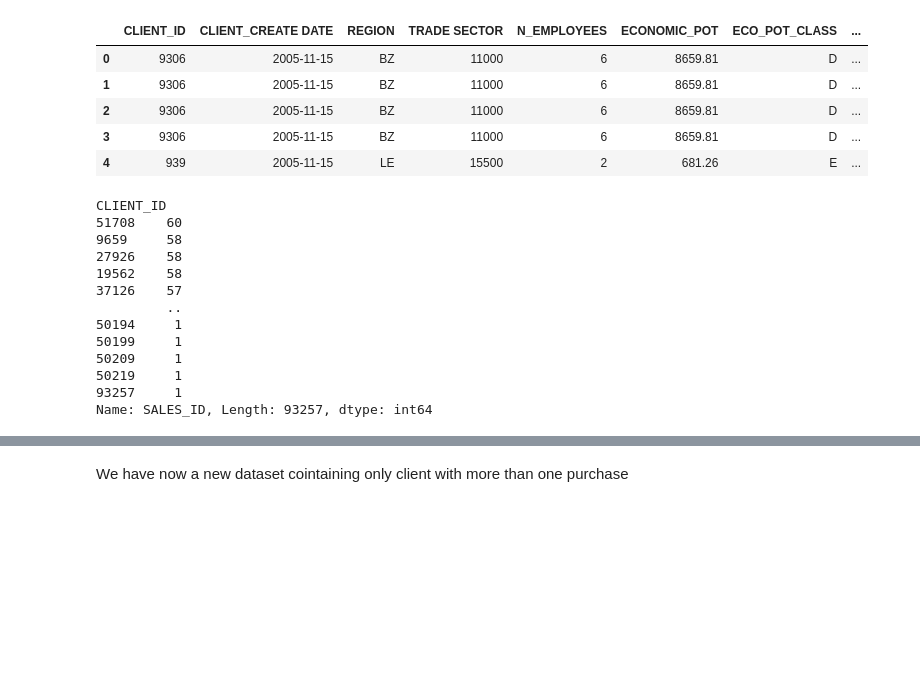
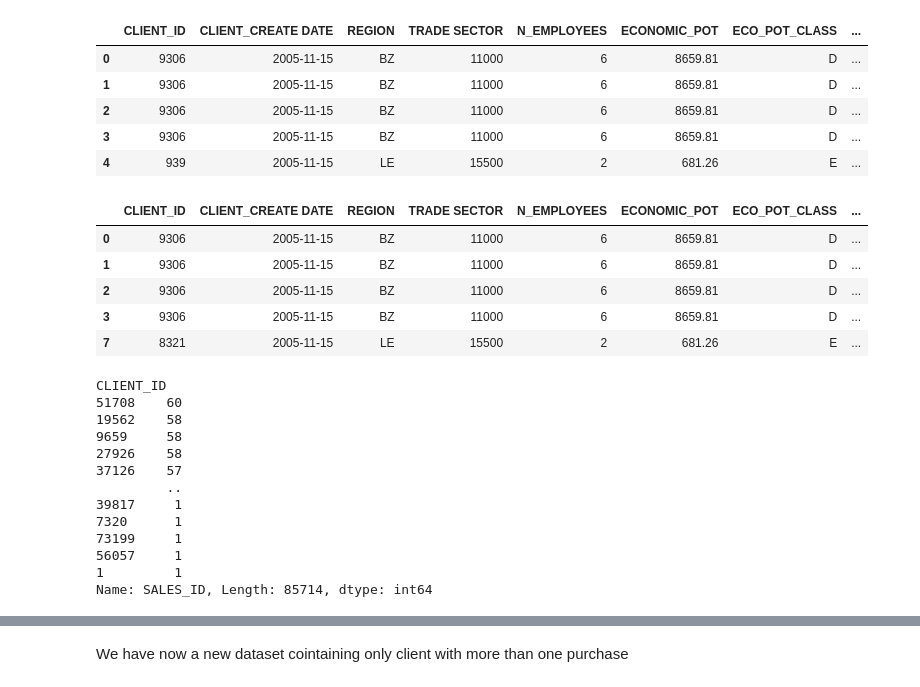
Before and after one commit to helenabdr/CRM-ReactivationML, a Jupyter notebook: Reactivation.ipynb, the cells around one changed output, grey strips where cells are left out. Cells and saved outputs as stored; diff of their text form; code cells hidden in the pictures; blank space fills up the shorter version.

```diff
--- a/Reactivation.ipynb
+++ b/Reactivation.ipynb
@@ -90,21 +95,32 @@ df.head()
 | 2 | 9306 | 2005-11-15 | BZ | 11000 | 6 | 8659.81 | D | ... |
 | 3 | 9306 | 2005-11-15 | BZ | 11000 | 6 | 8659.81 | D | ... |
 | 4 | 939 | 2005-11-15 | LE | 15500 | 2 | 681.26 | E | ... |
+# %%
+# creating new dataframes with no canceled orders
+no_canceled = df[df['CANCELLED'] == False]
+no_canceled.head()
+# %% [output]
+|  | CLIENT_ID | CLIENT_CREATE DATE | REGION | TRADE SECTOR | N_EMPLOYEES | ECONOMIC_POT | ECO_POT_CLASS | ... |
+| 0 | 9306 | 2005-11-15 | BZ | 11000 | 6 | 8659.81 | D | ... |
+| 1 | 9306 | 2005-11-15 | BZ | 11000 | 6 | 8659.81 | D | ... |
+| 2 | 9306 | 2005-11-15 | BZ | 11000 | 6 | 8659.81 | D | ... |
+| 3 | 9306 | 2005-11-15 | BZ | 11000 | 6 | 8659.81 | D | ... |
+| 7 | 8321 | 2005-11-15 | LE | 15500 | 2 | 681.26 | E | ... |
 # %%
 # checking the number of unique sales per client
-client_sales_count = df.groupby('CLIENT_ID')['SALES_ID'].nunique().sort_values(ascending=False)
+client_sales_count = no_canceled.groupby('CLIENT_ID')['SALES_ID'].nunique().sort_values(ascending=False)
 print(client_sales_count)
 # %% [output]
 CLIENT_ID
 51708    60
+19562    58
 9659     58
 27926    58
-19562    58
 37126    57
          ..
-50194     1
-50199     1
-50209     1
-50219     1
-93257     1
-Name: SALES_ID, Length: 93257, dtype: int64
+39817     1
+7320      1
+73199     1
+56057     1
+1         1
+Name: SALES_ID, Length: 85714, dtype: int64
```
Also changed, not shown: parts of 7 cells of this notebook, 1 other file.
